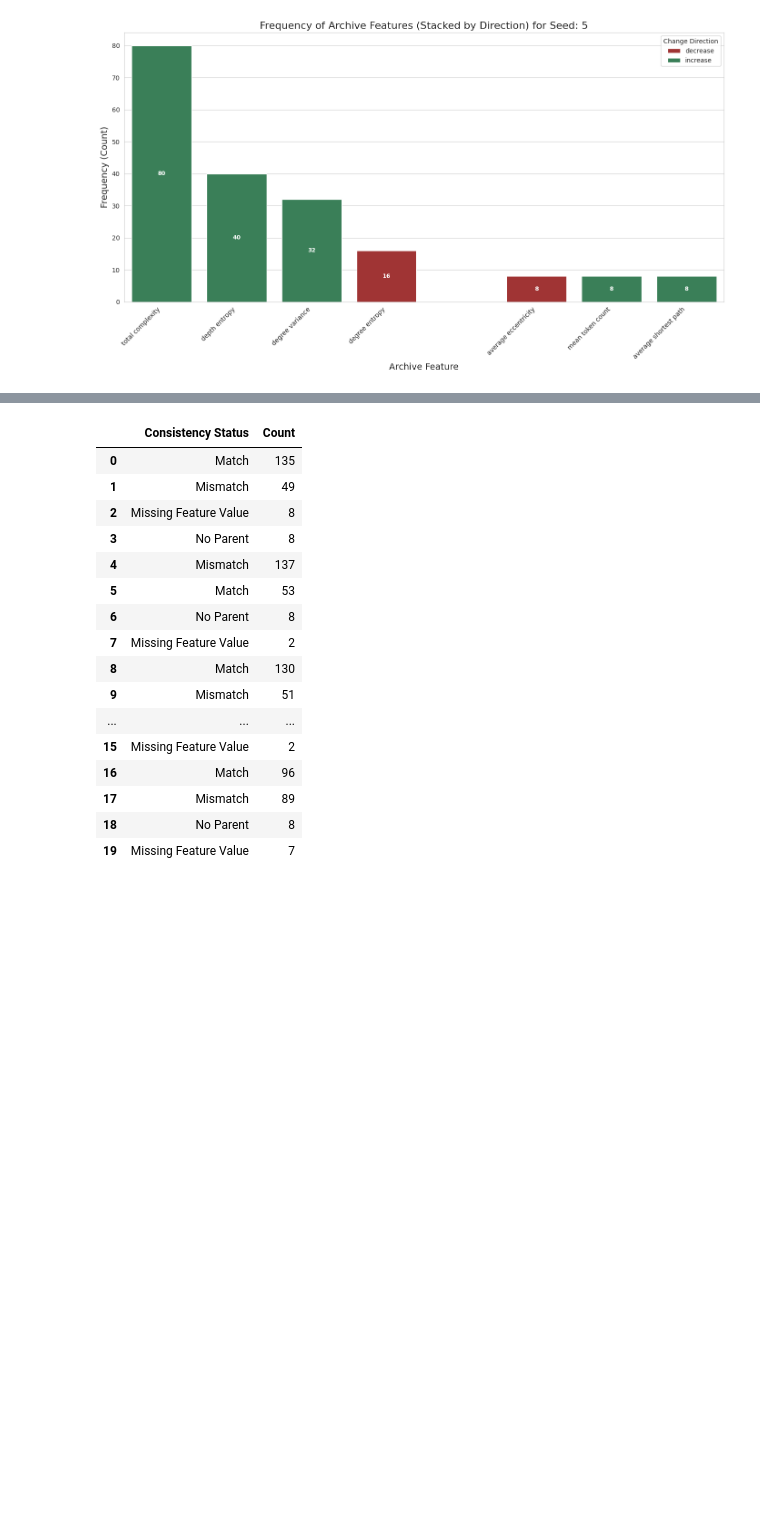
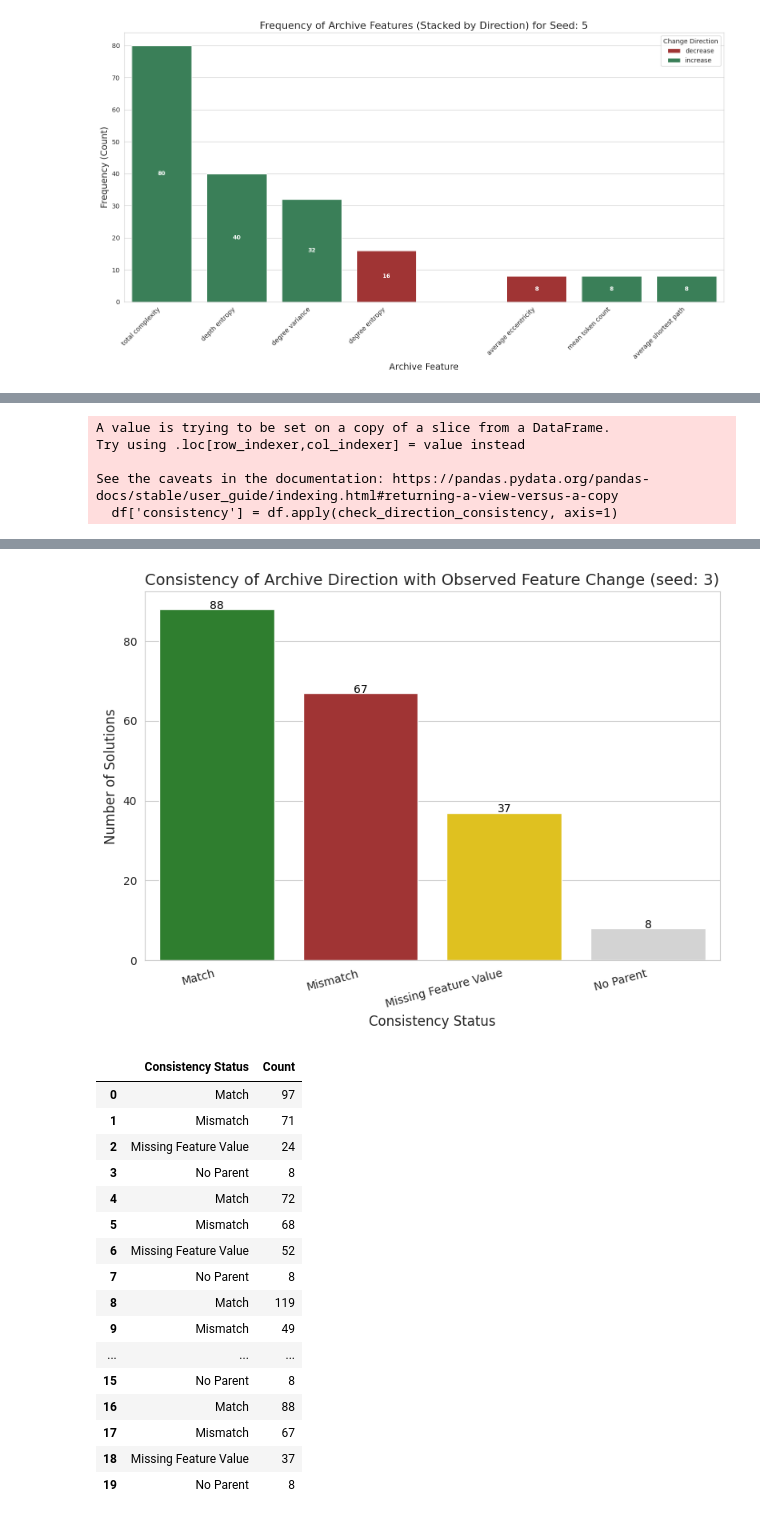
Before and after one commit to XAI-liacs/BLADE, a Jupyter notebook: examples/visualize_sbox_xai.ipynb, the cells around one changed output, grey strips where cells are left out. Cells and saved outputs as stored; diff of their text form; code cells hidden in the pictures; blank space fills up the shorter version.

```diff
--- a/examples/visualize_sbox_xai.ipynb
+++ b/examples/visualize_sbox_xai.ipynb
@@ -14,8 +14,11 @@ import seaborn as sns
 import numpy as np
 import json
 # %%
-logger = ExperimentLogger('/home/neocortex/repos/BLADE/results/BBOB_guided2', True)
-logger.add_read_dir('/home/neocortex/repos/BLADE/results/BBOB_guided')
+logger = ExperimentLogger('/home/neocortex/repos/BLADE/results/BBOB_guided', True)
+logger.add_read_dir('/home/neocortex/repos/BLADE/results/BBOB_guided3')
+#logger.add_read_dir('/home/neocortex/repos/BLADE/results/BBOB_guided4')
+logger.add_read_dir('/home/neocortex/repos/BLADE/results/BBOB_guided2')
+#logger.add_read_dir('/home/neocortex/repos/BLADE/results/BBOB_guided5')
 log_data = logger.get_data()
 log_data.head()
 # %% [output]
@@ -34,9 +37 @@ print(problems)
 ['BBOB']
-# %%
-data = logger.get_problem_data("BBOB")
-
-row = data[["id", "parent_ids", "ast_features", "archive_feature", "archive_direction", "seed"]].iloc[408]
-
-print(row['archive_feature'])
-print(row['ast_features'])
-print(row['ast_features'].get(row['archive_feature']))
@@ -230,7 +231,7 @@ plot_archive_feature_stacked_histograms(data[data['method_name'] == "ES-guided"]
 # %%
 # The next thing is that I want to see how often the "archive_feature" given the "archive_direction" changed from parent to child solution.
 
-def analyze_archive_direction_consistency(df):
+def analyze_archive_direction_consistency(df, name="ES-guided"):
     """
     Analyzes the consistency between the observed feature value change
     (parent to child) and the recorded 'archive_direction', and visualizes it.
@@ -368,7 +369,7 @@ def analyze_archive_direction_consistency(df):
             plt.text(index, row['Count'] + 0.05, str(row['Count']), color='black', ha="center")
 
         plt.tight_layout()
-        file_name = f'archive_direction_consistency_histogram_seed{seed}.png'
+        file_name = f'archive_direction_consistency_histogram_{name}_{seed}.png'
         plt.savefig(file_name)
         plt.show()
         plt.close()
@@ -377,7 +378,8 @@ def analyze_archive_direction_consistency(df):
 
     return all_consistency_counts
 
-all_consistency_counts = analyze_archive_direction_consistency(data[data['method_name'] == "ES-guided"])
+all_consistency_counts = analyze_archive_direction_consistency(data[data['method_name'] == "ES-guided"], "ES-guided-global")
+all_consistency_counts = analyze_archive_direction_consistency(data[data['method_name'] == "ES-guided-new"], "ES-guided-local")
 all_consistency_counts
 # %% [output]
 A value is trying to be set on a copy of a slice from a DataFrame.
@@ -390,3 +392,8 @@ See the caveats in the documentation: https://pandas.pydata.org/pandas-docs/stab
 [figure]
 [figure]
 [figure]
+A value is trying to be set on a copy of a slice from a DataFrame.
+Try using .loc[row_indexer,col_indexer] = value instead
+
+See the caveats in the documentation: https://pandas.pydata.org/pandas-docs/stable/user_guide/indexing.html#returning-a-view-versus-a-copy
+  df['consistency'] = df.apply(check_direction_consistency, axis=1)
@@ -393,20 +404,21 @@ See the caveats in the documentation: https://pandas.pydata.org/pandas-docs/stab
+[figure, added]
 |  | Consistency Status | Count |
-| 0 | Match | 135 |
-| 1 | Mismatch | 49 |
-| 2 | Missing Feature Value | 8 |
+| 0 | Match | 97 |
+| 1 | Mismatch | 71 |
+| 2 | Missing Feature Value | 24 |
 | 3 | No Parent | 8 |
-| 4 | Mismatch | 137 |
-| 5 | Match | 53 |
-| 6 | No Parent | 8 |
-| 7 | Missing Feature Value | 2 |
-| 8 | Match | 130 |
-| 9 | Mismatch | 51 |
+| 4 | Match | 72 |
+| 5 | Mismatch | 68 |
+| 6 | Missing Feature Value | 52 |
+| 7 | No Parent | 8 |
+| 8 | Match | 119 |
+| 9 | Mismatch | 49 |
 | ... | ... | ... |
-| 15 | Missing Feature Value | 2 |
-| 16 | Match | 96 |
-| 17 | Mismatch | 89 |
-| 18 | No Parent | 8 |
-| 19 | Missing Feature Value | 7 |
+| 15 | No Parent | 8 |
+| 16 | Match | 88 |
+| 17 | Mismatch | 67 |
+| 18 | Missing Feature Value | 37 |
+| 19 | No Parent | 8 |
 # %%
 fig = plot_convergence(logger, metric="AOCC", save=False, return_fig=True, budget=200, separate_lines=False)
 ax = fig.axes[0]   # or however you're getting your axis
```
Also changed, not shown: parts of 11 cells of this notebook, 11 other files.
